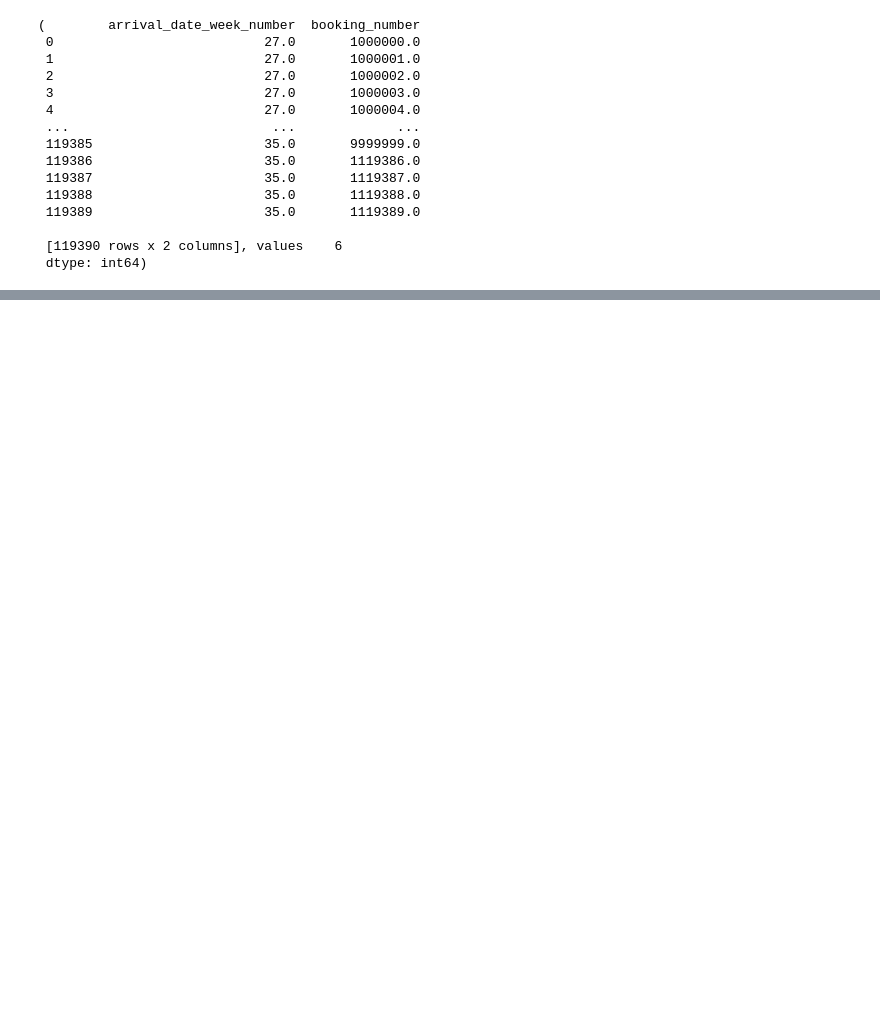
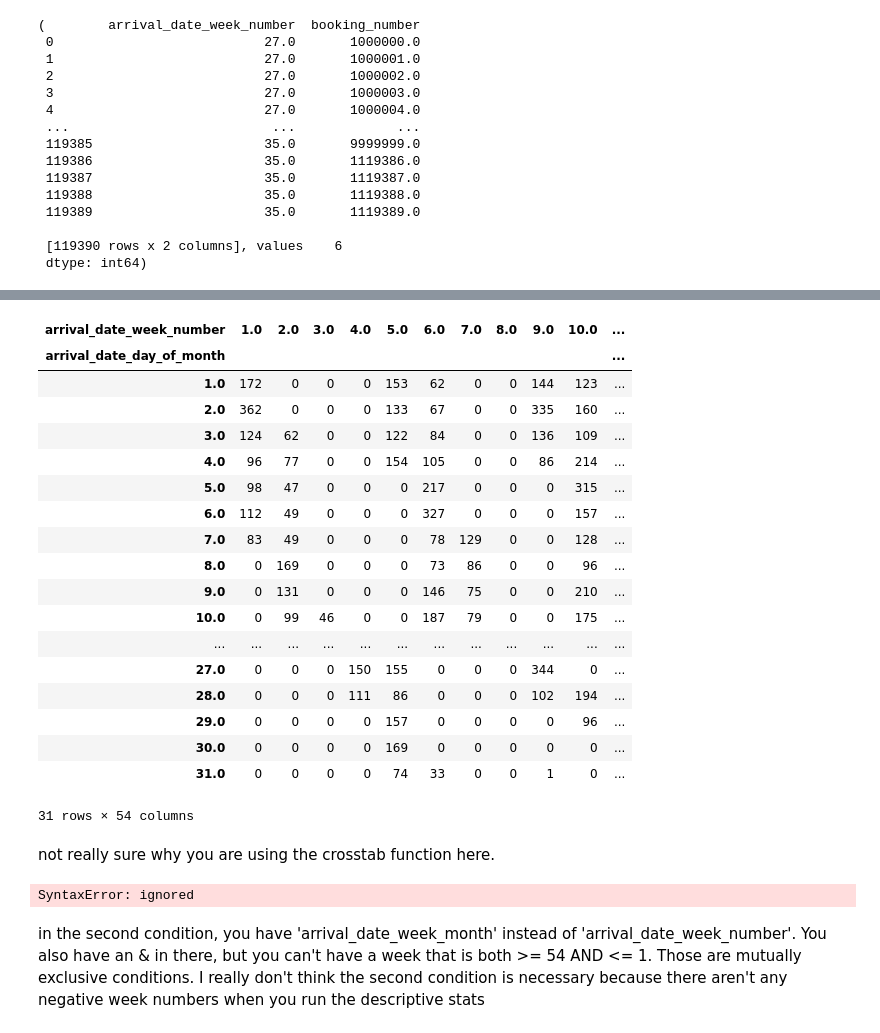
Before and after one commit to SimoneKris/KGS-Data-Analytics-Portfolio, a Jupyter notebook: hotel_evidence13.ipynb, the cells around one changed output, grey strips where cells are left out. Drawn from its saved outputs; the diff is of its cells as text; code cells hidden in the pictures; blank space fills up the shorter version.

```diff
--- a/hotel_evidence13.ipynb
+++ b/hotel_evidence13.ipynb
@@ -223,2 +237,2 @@ df.loc[:,['booking_number', 'is_false']]
 # %%
-df.loc[df['is_false'] == 1, 'is_false'] = 1
+df.loc[df['arrival_date_week_number'] > 75, 'is_false'] = 1
@@ -272,2 +276,33 @@ df.loc[:,['arrival_date_week_number','booking_number']], value_counts('values')
+# %%
+pd.crosstab(df['arrival_date_day_of_month'], df['arrival_date_week_number'])
+# %% [output]
+| arrival_date_week_number | 1.0 | 2.0 | 3.0 | 4.0 | 5.0 | 6.0 | 7.0 | 8.0 | 9.0 | 10.0 | ... |
+| arrival_date_day_of_month |  |  |  |  |  |  |  |  |  |  | ... |
+| 1.0 | 172 | 0 | 0 | 0 | 153 | 62 | 0 | 0 | 144 | 123 | ... |
+| 2.0 | 362 | 0 | 0 | 0 | 133 | 67 | 0 | 0 | 335 | 160 | ... |
+| 3.0 | 124 | 62 | 0 | 0 | 122 | 84 | 0 | 0 | 136 | 109 | ... |
+| 4.0 | 96 | 77 | 0 | 0 | 154 | 105 | 0 | 0 | 86 | 214 | ... |
+| 5.0 | 98 | 47 | 0 | 0 | 0 | 217 | 0 | 0 | 0 | 315 | ... |
+| 6.0 | 112 | 49 | 0 | 0 | 0 | 327 | 0 | 0 | 0 | 157 | ... |
+| 7.0 | 83 | 49 | 0 | 0 | 0 | 78 | 129 | 0 | 0 | 128 | ... |
+| 8.0 | 0 | 169 | 0 | 0 | 0 | 73 | 86 | 0 | 0 | 96 | ... |
+| 9.0 | 0 | 131 | 0 | 0 | 0 | 146 | 75 | 0 | 0 | 210 | ... |
+| 10.0 | 0 | 99 | 46 | 0 | 0 | 187 | 79 | 0 | 0 | 175 | ... |
+| ... | ... | ... | ... | ... | ... | ... | ... | ... | ... | ... | ... |
+| 27.0 | 0 | 0 | 0 | 150 | 155 | 0 | 0 | 0 | 344 | 0 | ... |
+| 28.0 | 0 | 0 | 0 | 111 | 86 | 0 | 0 | 0 | 102 | 194 | ... |
+| 29.0 | 0 | 0 | 0 | 0 | 157 | 0 | 0 | 0 | 0 | 96 | ... |
+| 30.0 | 0 | 0 | 0 | 0 | 169 | 0 | 0 | 0 | 0 | 0 | ... |
+| 31.0 | 0 | 0 | 0 | 0 | 74 | 33 | 0 | 0 | 1 | 0 | ... |
+31 rows × 54 columns
+# %% [markdown]
+not really sure why you are using the crosstab function here.
+# %%
+df=df.loc[(df['arrival_date_week_number'] >== 54]
+print(df)
+# %% [output]
+SyntaxError: ignored
+# %% [markdown]
+in the second condition, you have 'arrival_date_week_month' instead of 'arrival_date_week_number'. You also have an & in there, but you can't have a week that is both >= 54 AND <= 1. Those are mutually exclusive conditions. I really don't think the second condition is necessary because there aren't any negative week numbers when you run the descriptive stats
 # %%
 df.loc[df['booking_number'] > 1119389, 'is_false'] = 1
```
Also changed, not shown: parts of 27 cells of this notebook.
